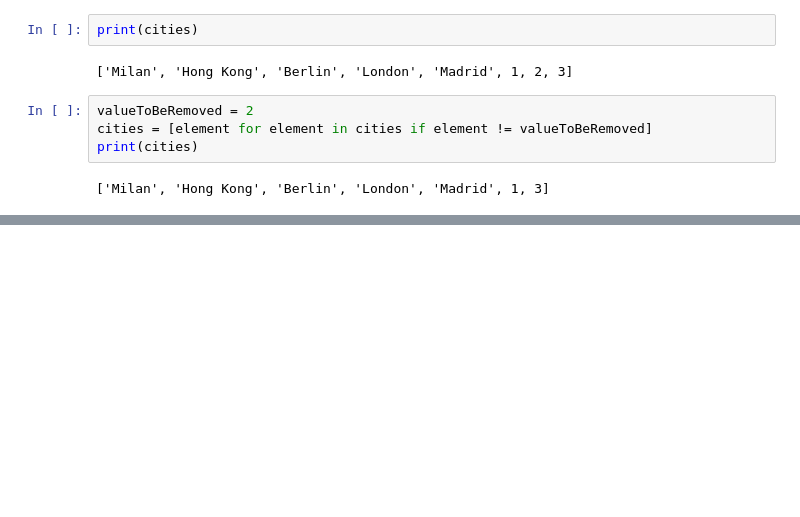
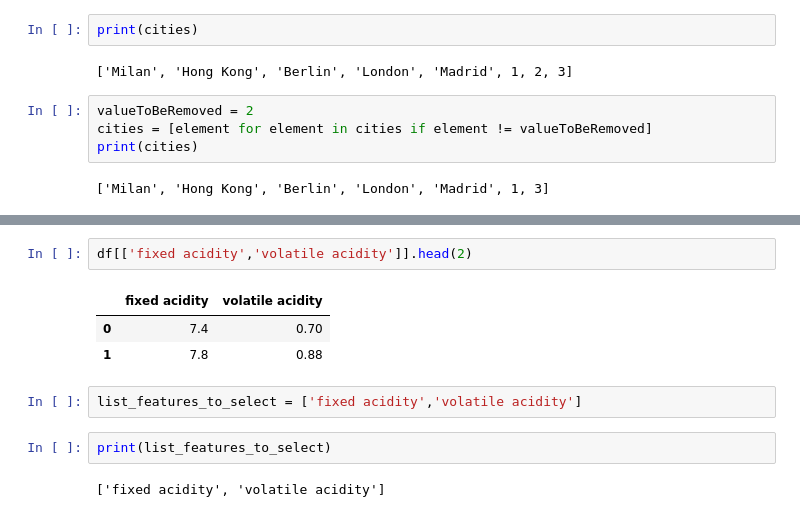
Before and after one commit to VanillaOnlinePersona/Academy, a Jupyter notebook: Session2.ipynb, the cells around one changed output, grey strips where cells are left out. Drawn from its saved outputs; the diff is of its cells as text; blank space fills up the shorter version.

```diff
--- a/Session2.ipynb
+++ b/Session2.ipynb
@@ -107,0 +234,12 @@ print(cities)
+# %%
+df[['fixed acidity','volatile acidity']].head(2)
+# %% [output]
+|  | fixed acidity | volatile acidity |
+| 0 | 7.4 | 0.70 |
+| 1 | 7.8 | 0.88 |
+# %%
+list_features_to_select = ['fixed acidity','volatile acidity']
+# %%
+print(list_features_to_select)
+# %% [output]
+['fixed acidity', 'volatile acidity']
```
Also changed, not shown: parts of 22 cells of this notebook.
